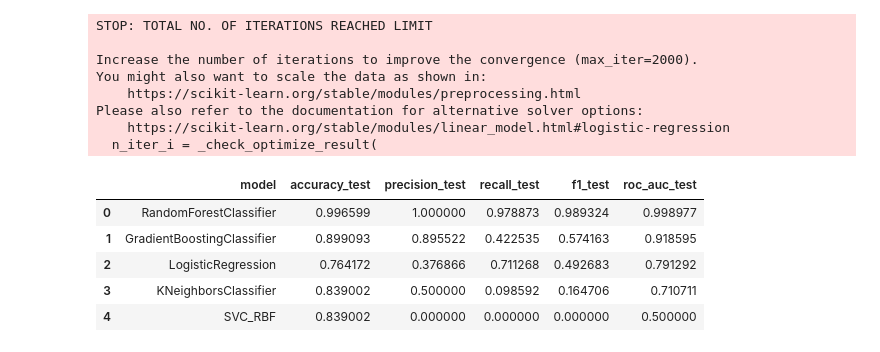
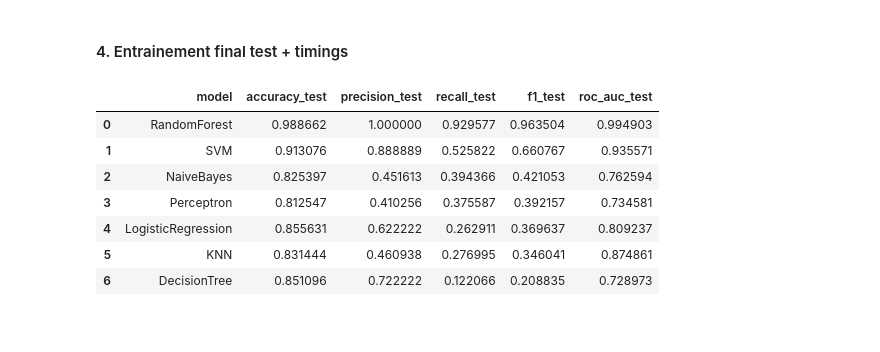
Before and after one commit to AirG213/humanforyou-attrition-ml, a Jupyter notebook: notebooks/07_Regression_Comparaison_Modeles.ipynb, the cells around one changed output. Drawn from its saved outputs; the diff is of its cells as text; code cells hidden in the pictures.

Commit message:
feat(projet): classification model

```diff
--- a/notebooks/07_Regression_Comparaison_Modeles.ipynb
+++ b/notebooks/07_Regression_Comparaison_Modeles.ipynb
@@ -63,17 +62,21 @@ La moyenne et l'ecart-type permettent de juger la stabilite des performances.
 # %%
 models = {
-    'LogisticRegression': LogisticRegression(max_iter=2000, class_weight='balanced', random_state=42),
-    'RandomForestClassifier': RandomForestClassifier(n_estimators=300, random_state=42, class_weight='balanced_subsample', n_jobs=-1),
-    'GradientBoostingClassifier': GradientBoostingClassifier(random_state=42),
-    'SVC_RBF': SVC(kernel='rbf', C=3.0, gamma='scale', probability=True, random_state=42),
-    'KNeighborsClassifier': KNeighborsClassifier(n_neighbors=15),
+    'Perceptron': Perceptron(random_state=42),
+    'LogisticRegression': LogisticRegression(max_iter=2000, random_state=42),
+    'SVM': SVC(probability=True, random_state=42),
+    'KNN': KNeighborsClassifier(),
+    'NaiveBayes': GaussianNB(),
+    'DecisionTree': DecisionTreeClassifier(random_state=42, max_depth=3),
+    'RandomForest': RandomForestClassifier(n_estimators=100, random_state=42, n_jobs=-1),
 }
 
 cv = StratifiedKFold(n_splits=5, shuffle=True, random_state=42)
 cv_rows = []
+
 for model_name, model in models.items():
     f1_scores = cross_val_score(model, X_train, y_train, scoring='f1', cv=cv, n_jobs=1)
     auc_scores = cross_val_score(model, X_train, y_train, scoring='roc_auc', cv=cv, n_jobs=1)
+
     cv_rows.append({
         'model': model_name,
         'f1_cv_mean': float(f1_scores.mean()),
@@ -121,42 +99,62 @@ On obtient ainsi un tableau de comparaison final sur les memes metriques pour to
+# %% [markdown]
+#### 4. Entrainement final test + timings
 # %%
+def get_positive_proba(model, X):
+    if hasattr(model, 'predict_proba'):
+        return model.predict_proba(X)[:, 1]
+    if hasattr(model, 'decision_function'):
+        raw = model.decision_function(X)
+        return 1.0 / (1.0 + np.exp(-raw))
+    return model.predict(X).astype(float)
+
+
 comparison_rows = []
 predictions_df = pd.DataFrame({'y_true': y_test})
+timing_rows = []
+fitted_models = {}
+y_proba_by_model = {}
 
 for model_name, model in models.items():
+    start_train = time.perf_counter()
     model.fit(X_train, y_train)
+    train_time = time.perf_counter() - start_train
+
+    start_pred = time.perf_counter()
     y_pred = model.predict(X_test)
-    if hasattr(model, 'predict_proba'):
-        y_proba = model.predict_proba(X_test)[:, 1]
-    else:
-        raw = model.decision_function(X_test)
-        y_proba = 1 / (1 + np.exp(-raw))
+    y_proba = get_positive_proba(model, X_test)
+    pred_time = time.perf_counter() - start_pred
 
+    fitted_models[model_name] = model
+    y_proba_by_model[model_name] = y_proba
+
+    predictions_df[f'y_pred_{model_name}'] = y_pred
     predictions_df[f'y_proba_{model_name}'] = y_proba
-    predictions_df[f'y_pred_{model_name}'] = y_pred
 
     comparison_rows.append({
         'model': model_name,
         'accuracy_test': float(accuracy_score(y_test, y_pred)),
         'precision_test': float(precision_score(y_test, y_pred, zero_division=0)),
         'recall_test': float(recall_score(y_test, y_pred, zero_division=0)),
         'f1_test': float(f1_score(y_test, y_pred, zero_division=0)),
         'roc_auc_test': float(roc_auc_score(y_test, y_proba)),
     })
 
+    timing_rows.append({
+        'model': model_name,
+        'training_time_seconds': float(train_time),
+        'prediction_time_seconds': float(pred_time),
+    })
+
 comparison_df = pd.DataFrame(comparison_rows).sort_values('f1_test', ascending=False).reset_index(drop=True)
+timing_df = pd.DataFrame(timing_rows)
+
 comparison_df
 # %% [output]
-STOP: TOTAL NO. OF ITERATIONS REACHED LIMIT
-
-Increase the number of iterations to improve the convergence (max_iter=2000).
-You might also want to scale the data as shown in:
-    https://scikit-learn.org/stable/modules/preprocessing.html
-Please also refer to the documentation for alternative solver options:
-    https://scikit-learn.org/stable/modules/linear_model.html#logistic-regression
-  n_iter_i = _check_optimize_result(
 |  | model | accuracy_test | precision_test | recall_test | f1_test | roc_auc_test |
-| 0 | RandomForestClassifier | 0.996599 | 1.000000 | 0.978873 | 0.989324 | 0.998977 |
-| 1 | GradientBoostingClassifier | 0.899093 | 0.895522 | 0.422535 | 0.574163 | 0.918595 |
-| 2 | LogisticRegression | 0.764172 | 0.376866 | 0.711268 | 0.492683 | 0.791292 |
-| 3 | KNeighborsClassifier | 0.839002 | 0.500000 | 0.098592 | 0.164706 | 0.710711 |
-| 4 | SVC_RBF | 0.839002 | 0.000000 | 0.000000 | 0.000000 | 0.500000 |
+| 0 | RandomForest | 0.988662 | 1.000000 | 0.929577 | 0.963504 | 0.994903 |
+| 1 | SVM | 0.913076 | 0.888889 | 0.525822 | 0.660767 | 0.935571 |
+| 2 | NaiveBayes | 0.825397 | 0.451613 | 0.394366 | 0.421053 | 0.762594 |
+| 3 | Perceptron | 0.812547 | 0.410256 | 0.375587 | 0.392157 | 0.734581 |
+| 4 | LogisticRegression | 0.855631 | 0.622222 | 0.262911 | 0.369637 | 0.809237 |
+| 5 | KNN | 0.831444 | 0.460938 | 0.276995 | 0.346041 | 0.874861 |
+| 6 | DecisionTree | 0.851096 | 0.722222 | 0.122066 | 0.208835 | 0.728973 |
```
Also changed, not shown: parts of 17 cells of this notebook, 31 other files.
